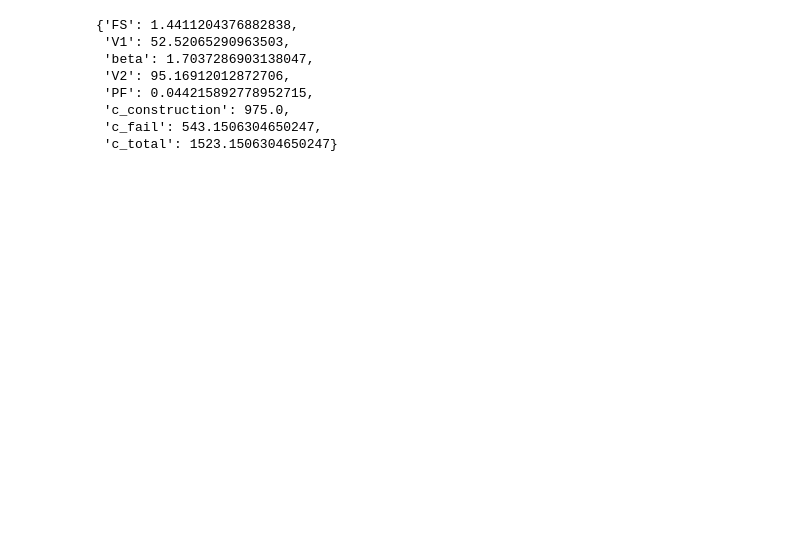
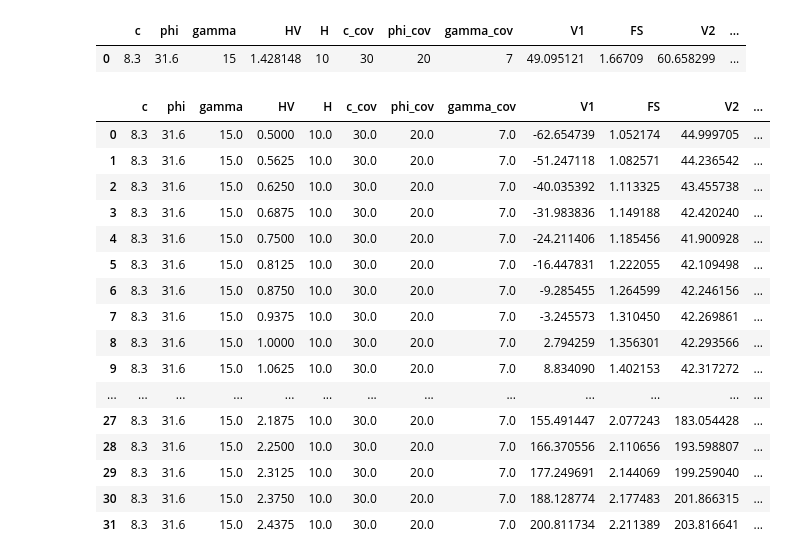
Before and after one commit to marlonsmathias/ANN_Slopes, a Jupyter notebook: cost_optimization.ipynb, the cells around one changed output. Drawn from its saved outputs; the diff is of its cells as text; code cells hidden in the pictures; blank space fills up the shorter version.

```diff
--- a/cost_optimization.ipynb
+++ b/cost_optimization.ipynb
@@ -41,16 +24,13 @@ def estimate_cost(HV, H, c, phi, gamma, c_cov, phi_cov, gamma_cov, c_operation=5
-# %%
-c = 8; phi = 28; gamma = 20; c_cov = 15; phi_cov = 26; gamma_cov = 9
-H = 10; hv = 1.5
-c_total, r = estimate_cost(hv, H, c, phi, gamma, c_cov, phi_cov, gamma_cov)
-r
-# %% [output]
-{'FS': 1.4411204376882838,
- 'V1': 52.52065290963503,
- 'beta': 1.7037286903138047,
- 'V2': 95.16912012872706,
- 'PF': 0.044215892778952715,
- 'c_construction': 975.0,
- 'c_fail': 543.1506304650247,
- 'c_total': 1523.1506304650247}
+# %%
+c = 8.3; phi = 31.6; gamma = 15; c_cov = 30; phi_cov = 20; gamma_cov = 7
+H = 10; HV = 1/np.tan(35/180*np.pi)
+
+costs={'operation':5, 'escavation':13, 'failure1':20, 'failure2':10000, 'expansion':1.2}
+
+R = NN.run_model([c,phi,gamma,HV,H,c_cov,phi_cov,gamma_cov], costs=costs)
+R
+# %% [output]
+|  | c | phi | gamma | HV | H | c_cov | phi_cov | gamma_cov | V1 | FS | V2 | ... |
+| 0 | 8.3 | 31.6 | 15 | 1.428148 | 10 | 30 | 20 | 7 | 49.095121 | 1.66709 | 60.658299 | ... |
 # %%
 HVs = np.arange(0.5,2.5,1./16)
@@ -77,0 +45,21 @@ for hv in HVs:
+# %%
+df = NN.run_model(data_in)
+df
+# %% [output]
+|  | c | phi | gamma | HV | H | c_cov | phi_cov | gamma_cov | V1 | FS | V2 | ... |
+| 0 | 8.3 | 31.6 | 15.0 | 0.5000 | 10.0 | 30.0 | 20.0 | 7.0 | -62.654739 | 1.052174 | 44.999705 | ... |
+| 1 | 8.3 | 31.6 | 15.0 | 0.5625 | 10.0 | 30.0 | 20.0 | 7.0 | -51.247118 | 1.082571 | 44.236542 | ... |
+| 2 | 8.3 | 31.6 | 15.0 | 0.6250 | 10.0 | 30.0 | 20.0 | 7.0 | -40.035392 | 1.113325 | 43.455738 | ... |
+| 3 | 8.3 | 31.6 | 15.0 | 0.6875 | 10.0 | 30.0 | 20.0 | 7.0 | -31.983836 | 1.149188 | 42.420240 | ... |
+| 4 | 8.3 | 31.6 | 15.0 | 0.7500 | 10.0 | 30.0 | 20.0 | 7.0 | -24.211406 | 1.185456 | 41.900928 | ... |
+| 5 | 8.3 | 31.6 | 15.0 | 0.8125 | 10.0 | 30.0 | 20.0 | 7.0 | -16.447831 | 1.222055 | 42.109498 | ... |
+| 6 | 8.3 | 31.6 | 15.0 | 0.8750 | 10.0 | 30.0 | 20.0 | 7.0 | -9.285455 | 1.264599 | 42.246156 | ... |
+| 7 | 8.3 | 31.6 | 15.0 | 0.9375 | 10.0 | 30.0 | 20.0 | 7.0 | -3.245573 | 1.310450 | 42.269861 | ... |
+| 8 | 8.3 | 31.6 | 15.0 | 1.0000 | 10.0 | 30.0 | 20.0 | 7.0 | 2.794259 | 1.356301 | 42.293566 | ... |
+| 9 | 8.3 | 31.6 | 15.0 | 1.0625 | 10.0 | 30.0 | 20.0 | 7.0 | 8.834090 | 1.402153 | 42.317272 | ... |
+| ... | ... | ... | ... | ... | ... | ... | ... | ... | ... | ... | ... | ... |
+| 27 | 8.3 | 31.6 | 15.0 | 2.1875 | 10.0 | 30.0 | 20.0 | 7.0 | 155.491447 | 2.077243 | 183.054428 | ... |
+| 28 | 8.3 | 31.6 | 15.0 | 2.2500 | 10.0 | 30.0 | 20.0 | 7.0 | 166.370556 | 2.110656 | 193.598807 | ... |
+| 29 | 8.3 | 31.6 | 15.0 | 2.3125 | 10.0 | 30.0 | 20.0 | 7.0 | 177.249691 | 2.144069 | 199.259040 | ... |
+| 30 | 8.3 | 31.6 | 15.0 | 2.3750 | 10.0 | 30.0 | 20.0 | 7.0 | 188.128774 | 2.177483 | 201.866315 | ... |
+| 31 | 8.3 | 31.6 | 15.0 | 2.4375 | 10.0 | 30.0 | 20.0 | 7.0 | 200.811734 | 2.211389 | 203.816641 | ... |
```
Also changed, not shown: parts of 5 cells of this notebook, 9 other files.
